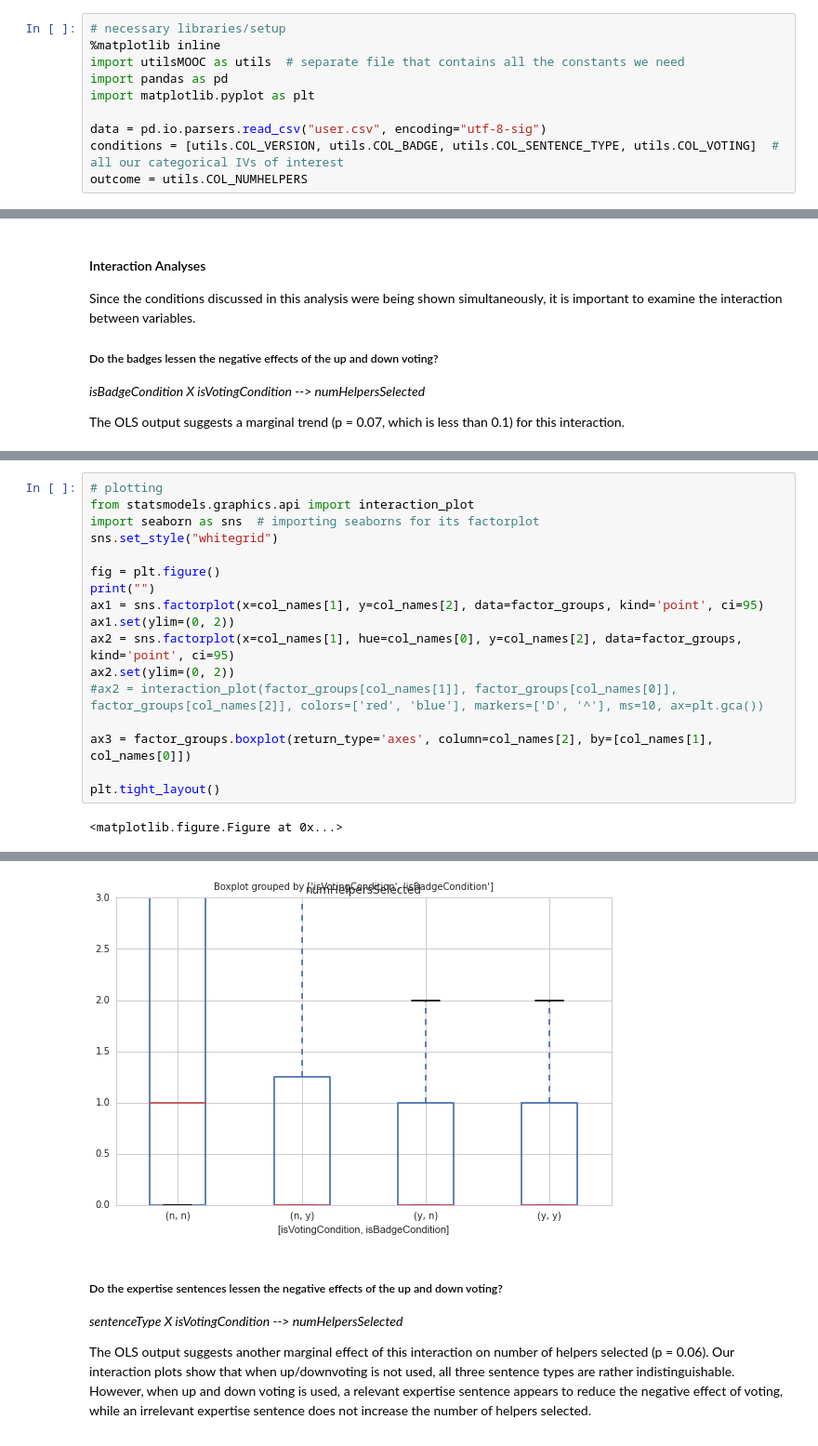
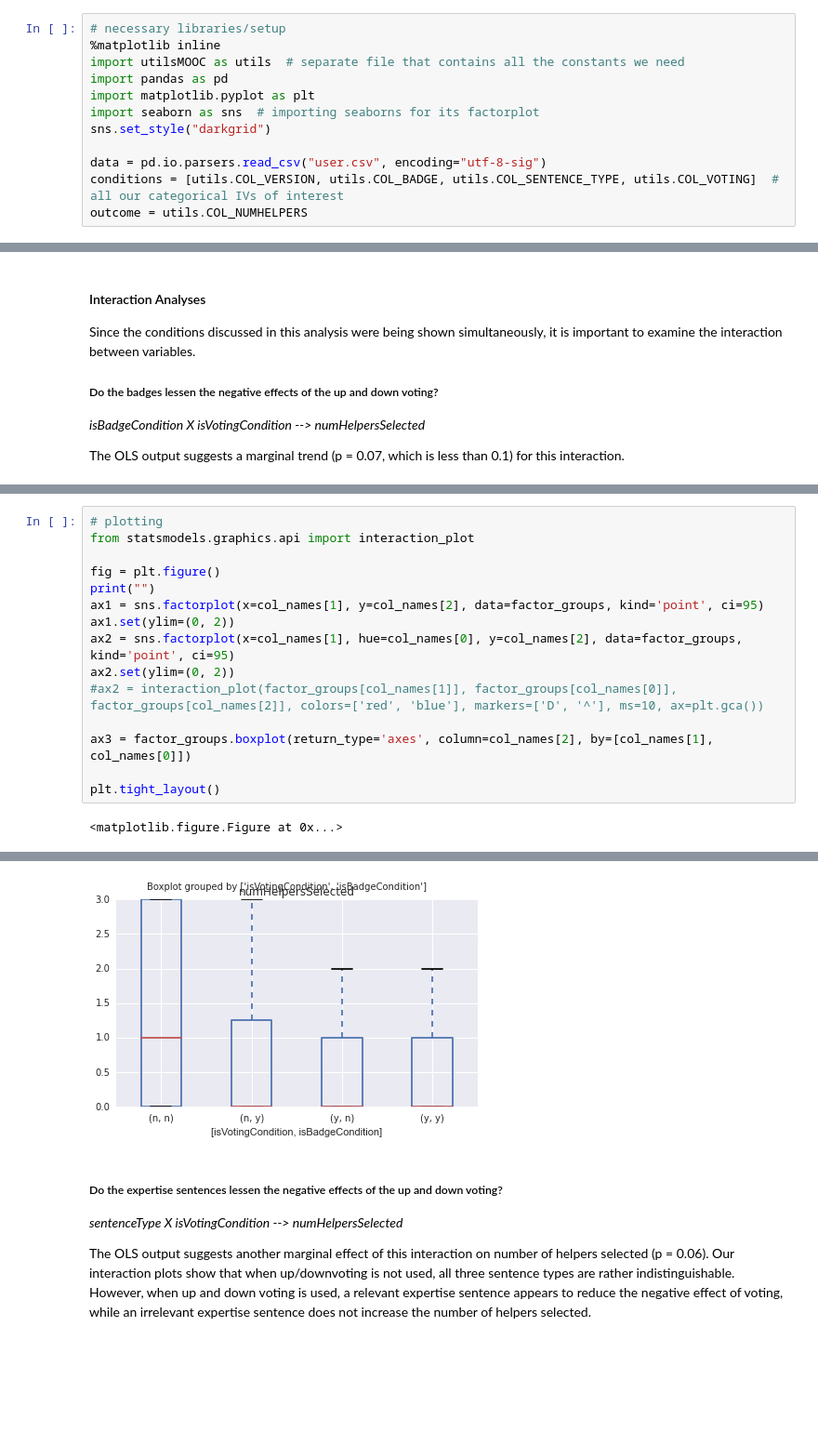
Before and after one commit to UberHowley/mooc-file-processing, a Jupyter notebook: pMOOClogfiles.ipynb, the cells around one changed output, grey strips where cells are left out. Shown at 93% size. Drawn from its saved outputs; the diff is of its cells as text; blank space fills up the shorter version.

```diff
--- a/pMOOClogfiles.ipynb
+++ b/pMOOClogfiles.ipynb
@@ -76,6 +76,8 @@ It's important to note that this analysis was done on an uncleaned version of th
 import utilsMOOC as utils  # separate file that contains all the constants we need
 import pandas as pd
 import matplotlib.pyplot as plt
+import seaborn as sns  # importing seaborns for its factorplot
+sns.set_style("darkgrid")
 
 data = pd.io.parsers.read_csv("user.csv", encoding="utf-8-sig")
 conditions = [utils.COL_VERSION, utils.COL_BADGE, utils.COL_SENTENCE_TYPE, utils.COL_VOTING]  # all our categorical IVs of interest
@@ -358,25 +360,23 @@ print(anova_lm(ols(f_just_second, data=factor_groups).fit(), ols(formula, data=f
 # %%
 # plotting
 from statsmodels.graphics.api import interaction_plot
-import seaborn as sns  # importing seaborns for its factorplot
-sns.set_style("whitegrid")
 
 fig = plt.figure()
 print("")
 ax1 = sns.factorplot(x=col_names[1], y=col_names[2], data=factor_groups, kind='point', ci=95)
 ax1.set(ylim=(0, 2))
 ax2 = sns.factorplot(x=col_names[1], hue=col_names[0], y=col_names[2], data=factor_groups, kind='point', ci=95)
 ax2.set(ylim=(0, 2))
 #ax2 = interaction_plot(factor_groups[col_names[1]], factor_groups[col_names[0]], factor_groups[col_names[2]], colors=['red', 'blue'], markers=['D', '^'], ms=10, ax=plt.gca())
 
 ax3 = factor_groups.boxplot(return_type='axes', column=col_names[2], by=[col_names[1], col_names[0]])
 
 plt.tight_layout()
 # %% [output]
 <matplotlib.figure.Figure at 0x...>
 [figure]
 [figure]
-[figure, old version]
+[figure, new version]
 # %% [markdown]
 ##### Do the expertise sentences lessen the negative effects of the up and down voting?
 *sentenceType X isVotingCondition --> numHelpersSelected*
```
Also changed, not shown: parts of 11 cells of this notebook.
